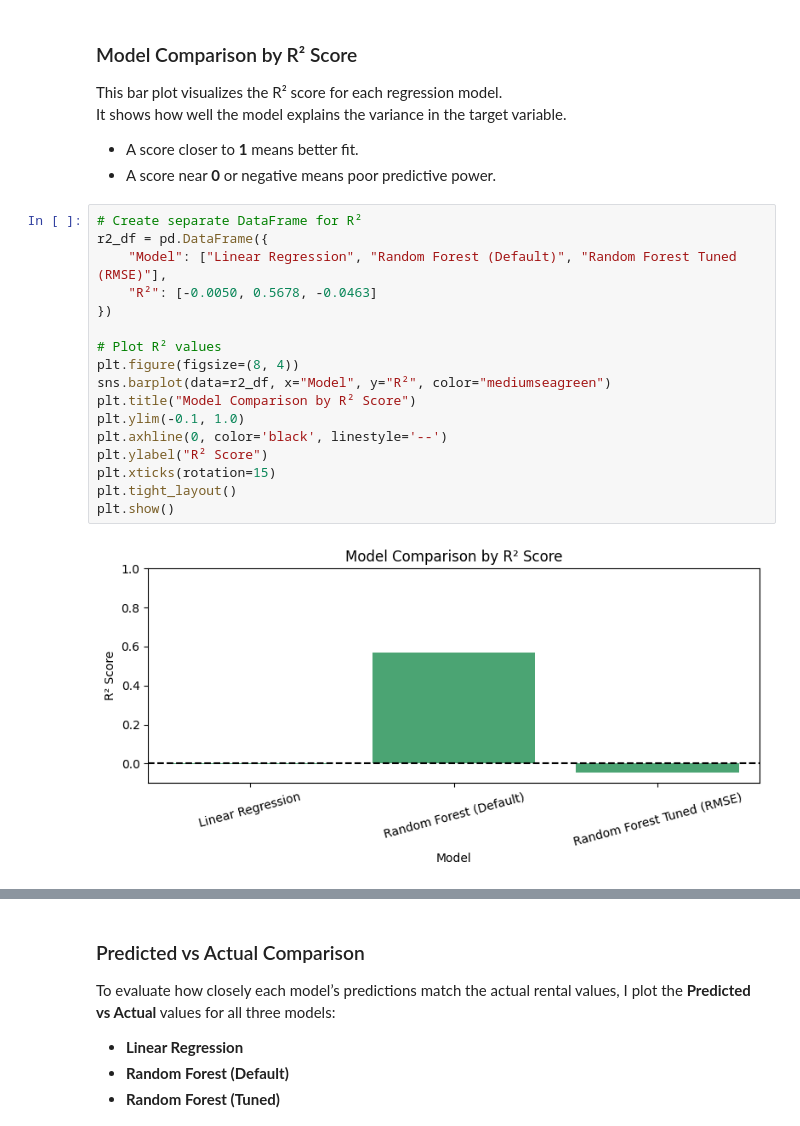
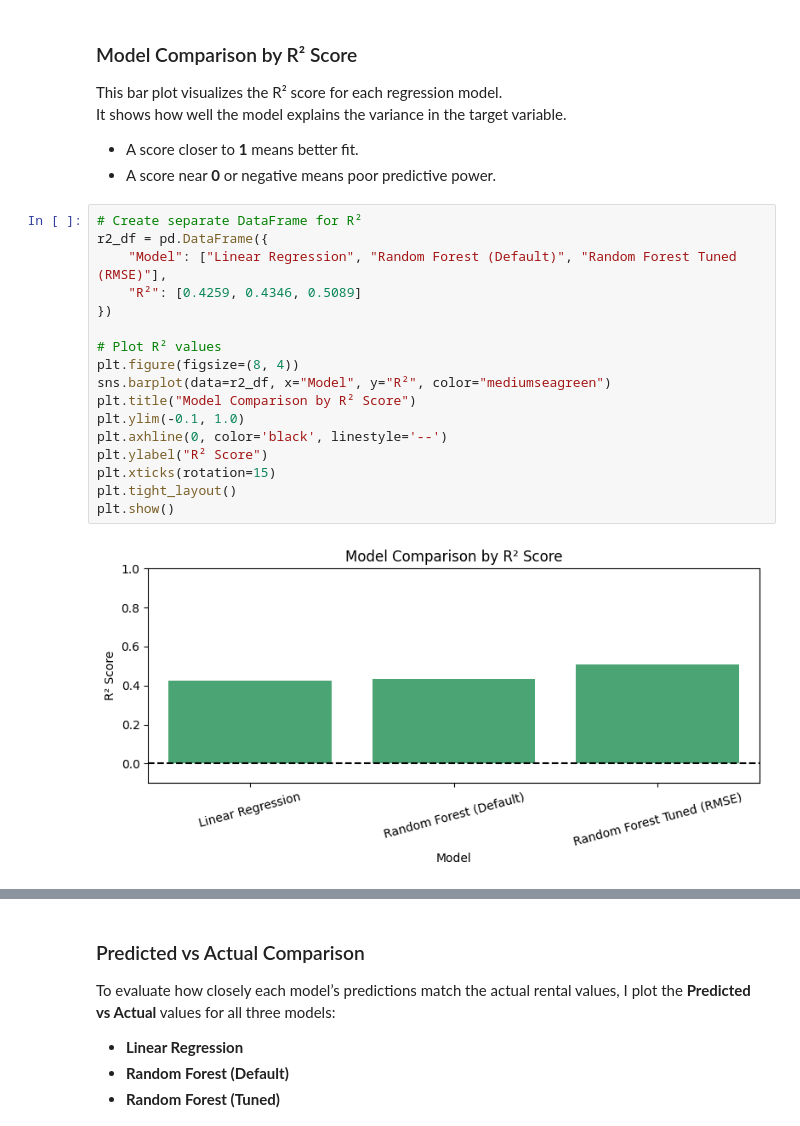
Before and after one commit to oleksii-shcherbak/GoIt-Math, a Jupyter notebook: ДЗ10_Щербак_Олексій_Ігорович.ipynb, the cells around one changed output, grey strips where cells are left out. Cells and saved outputs as stored; diff of their text form.

```diff
--- a/ДЗ10_Щербак_Олексій_Ігорович.ipynb
+++ b/ДЗ10_Щербак_Олексій_Ігорович.ipynb
@@ -925,19 +956,19 @@ It shows how well the model explains the variance in the target variable.
 # %%
 # Create separate DataFrame for R²
 r2_df = pd.DataFrame({
     "Model": ["Linear Regression", "Random Forest (Default)", "Random Forest Tuned (RMSE)"],
-    "R²": [-0.0050, 0.5678, -0.0463]
+    "R²": [0.4259, 0.4346, 0.5089]
 })
 
 # Plot R² values
 plt.figure(figsize=(8, 4))
 sns.barplot(data=r2_df, x="Model", y="R²", color="mediumseagreen")
 plt.title("Model Comparison by R² Score")
 plt.ylim(-0.1, 1.0)
 plt.axhline(0, color='black', linestyle='--')
 plt.ylabel("R² Score")
 plt.xticks(rotation=15)
 plt.tight_layout()
 plt.show()
 # %% [output]
-[figure, old version]
+[figure, new version]
```
Also changed, not shown: parts of 23 cells of this notebook.
